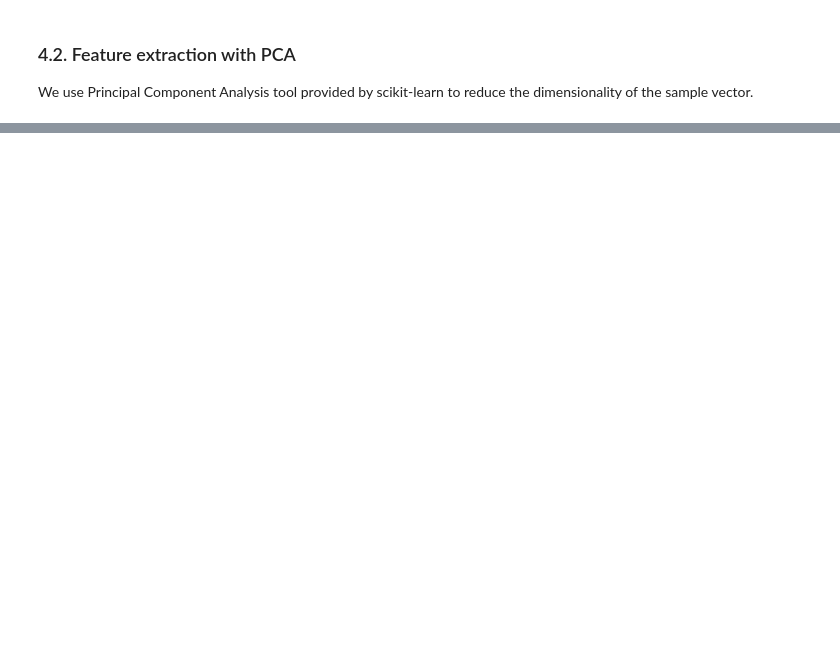
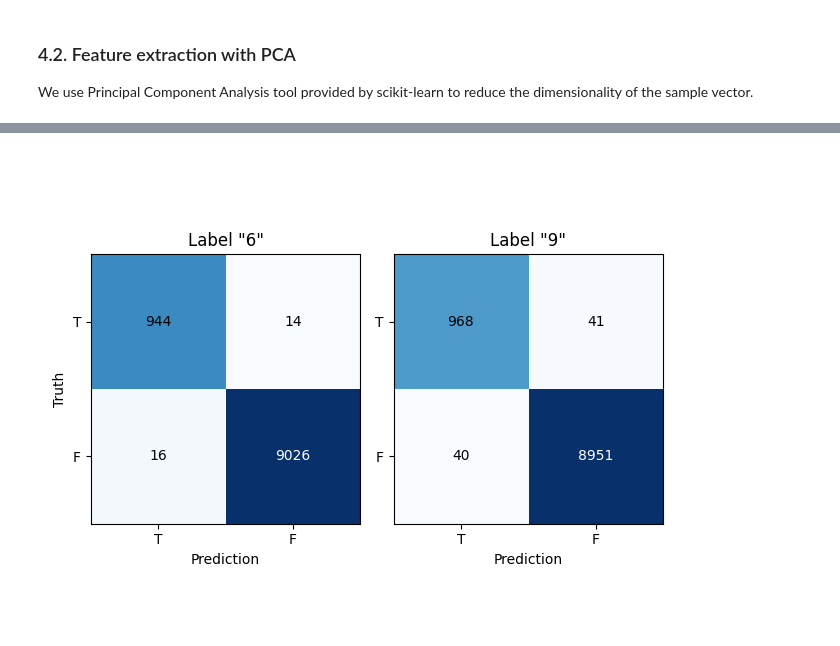
Before and after one commit to CSharperMantle/hdu2025_deep_learning, a Jupyter notebook: 1-knn.ipynb, the cells around one changed output, grey strips where cells are left out. Saved outputs shown, nothing was run; the diff lists cells and outputs as text; code cells hidden in the pictures; blank space fills up the shorter version.

Commit message:
Add multi-label metrics to assignment 1

```diff
--- a/1-knn.ipynb
+++ b/1-knn.ipynb
@@ -168,0 +238,33 @@ plt.show()
+# %%
+plt.close("all")
+
+fig, axes = plt.subplots(1, 2)
+fig.canvas.header_visible = False
+
+for i, label in enumerate(LABELS):
+    result = pred_bin[label]
+    cm = np.array([[result.tp, result.fn],
+                   [result.fp, result.tn]])
+
+    im = axes[i].imshow(np.log(cm), interpolation='nearest', cmap=plt.cm.Blues)
+
+    thresh = cm.max() / 2
+    for j in range(2):
+        for k in range(2):
+            axes[i].text(k, j, f"{cm[j, k]}",
+                        ha="center", va="center",
+                        color="white" if cm[j, k] > thresh else "black")
+
+    axes[i].set_title(f"Label \"{label}\"")
+    axes[i].set_xticks([0, 1])
+    axes[i].set_yticks([0, 1])
+    axes[i].set_xticklabels(['T', 'F'])
+    axes[i].set_yticklabels(['T', 'F'])
+    axes[i].set_xlabel('Prediction')
+    if i == 0:
+        axes[i].set_ylabel('Truth')
+
+plt.tight_layout()
+plt.show()
+# %% [output]
+[figure, added]
```
Also changed, not shown: parts of 5 cells of this notebook.
